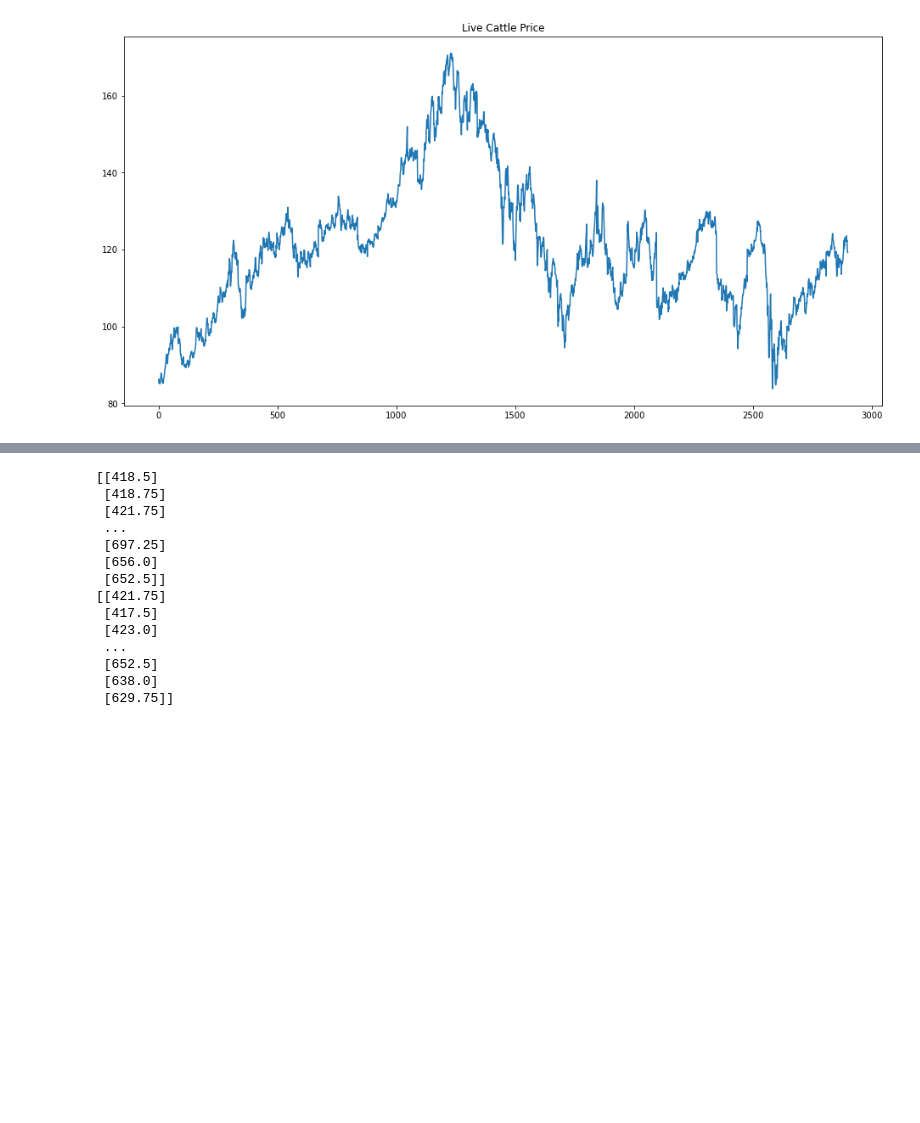
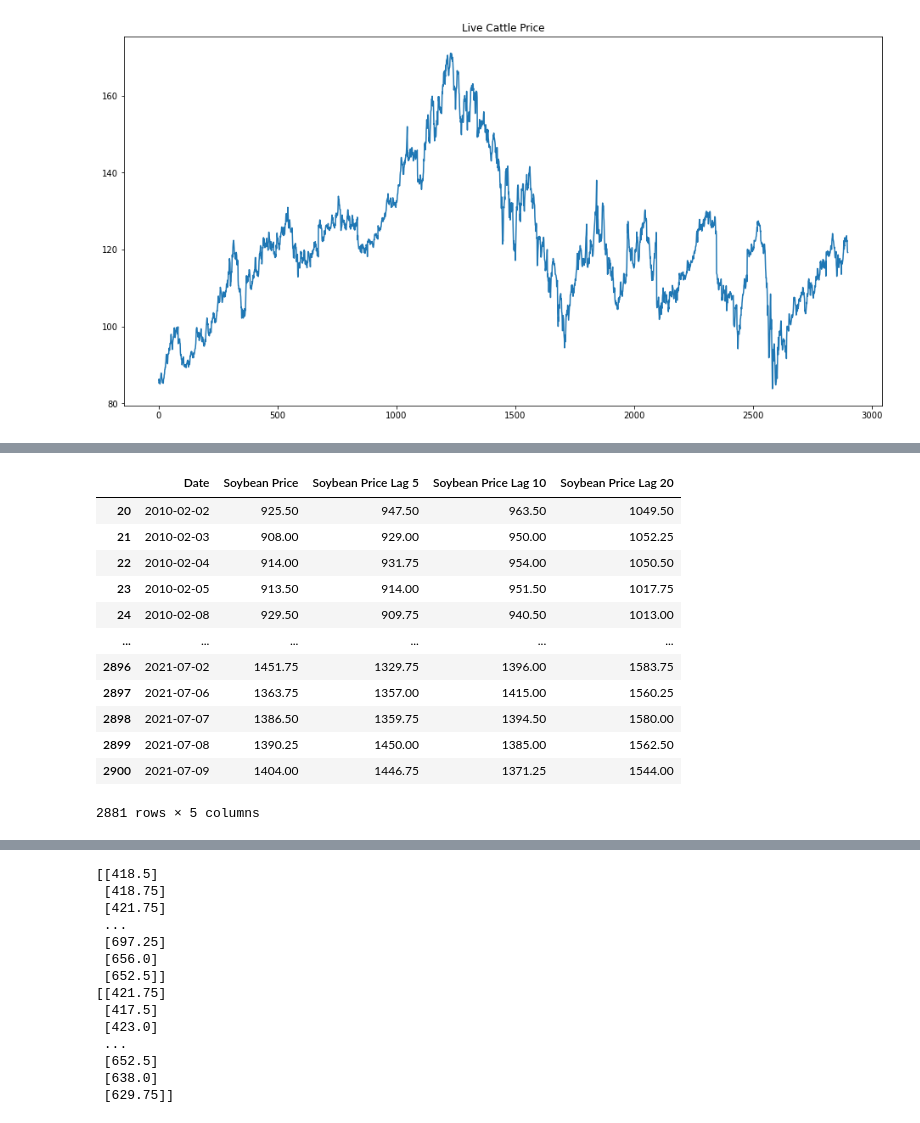
Before and after one commit to FabulousErin/Project_2, a Jupyter notebook: Prediction_Price_ML-Time Lag.ipynb, the cells around one changed output, grey strips where cells are left out. Saved outputs shown, nothing was run; the diff lists cells and outputs as text; code cells hidden in the pictures; blank space fills up the shorter version.

```diff
--- a/Prediction_Price_ML-Time Lag.ipynb
+++ b/Prediction_Price_ML-Time Lag.ipynb
@@ -143,0 +149,21 @@ corn_df
+# %%
+soybean_df= price_df.drop(columns=['Soy Oil', 'Crush Margin', 'Soybean meal','Wheat Price','Corn Price','Cotton Price', 'Live Cattle'])
+soybean_df["Soybean Price Lag 5"]= soybean_df['Soybean Price'].shift(5)
+soybean_df["Soybean Price Lag 10"]= soybean_df['Soybean Price'].shift(10)
+soybean_df["Soybean Price Lag 20"]= soybean_df['Soybean Price'].shift(20)
+soybean_df.dropna(inplace=True)
+soybean_df
+# %% [output]
+|  | Date | Soybean Price | Soybean Price Lag 5 | Soybean Price Lag 10 | Soybean Price Lag 20 |
+| 20 | 2010-02-02 | 925.50 | 947.50 | 963.50 | 1049.50 |
+| 21 | 2010-02-03 | 908.00 | 929.00 | 950.00 | 1052.25 |
+| 22 | 2010-02-04 | 914.00 | 931.75 | 954.00 | 1050.50 |
+| 23 | 2010-02-05 | 913.50 | 914.00 | 951.50 | 1017.75 |
+| 24 | 2010-02-08 | 929.50 | 909.75 | 940.50 | 1013.00 |
+| ... | ... | ... | ... | ... | ... |
+| 2896 | 2021-07-02 | 1451.75 | 1329.75 | 1396.00 | 1583.75 |
+| 2897 | 2021-07-06 | 1363.75 | 1357.00 | 1415.00 | 1560.25 |
+| 2898 | 2021-07-07 | 1386.50 | 1359.75 | 1394.50 | 1580.00 |
+| 2899 | 2021-07-08 | 1390.25 | 1450.00 | 1385.00 | 1562.50 |
+| 2900 | 2021-07-09 | 1404.00 | 1446.75 | 1371.25 | 1544.00 |
+2881 rows × 5 columns
```
Also changed, not shown: parts of 6 cells of this notebook.
